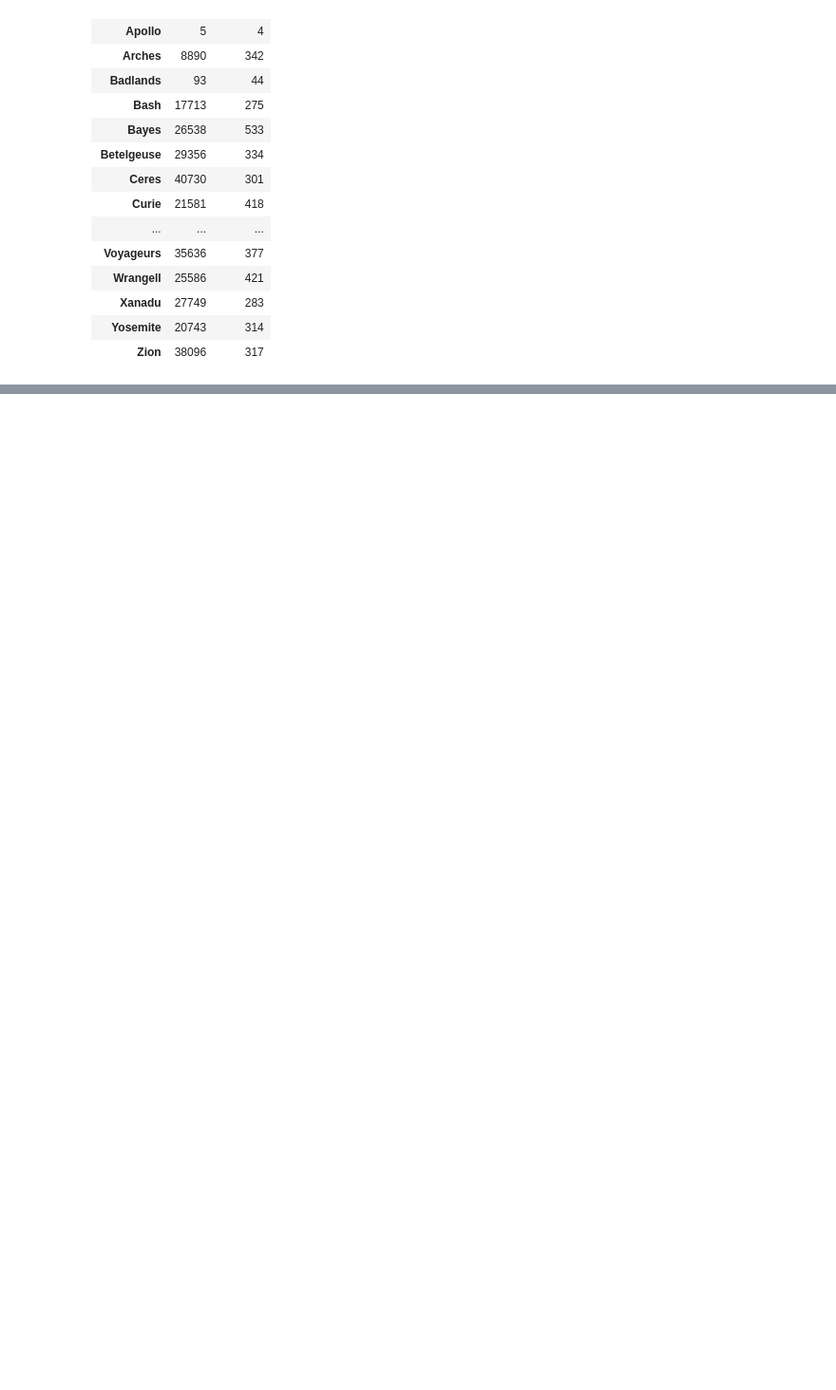
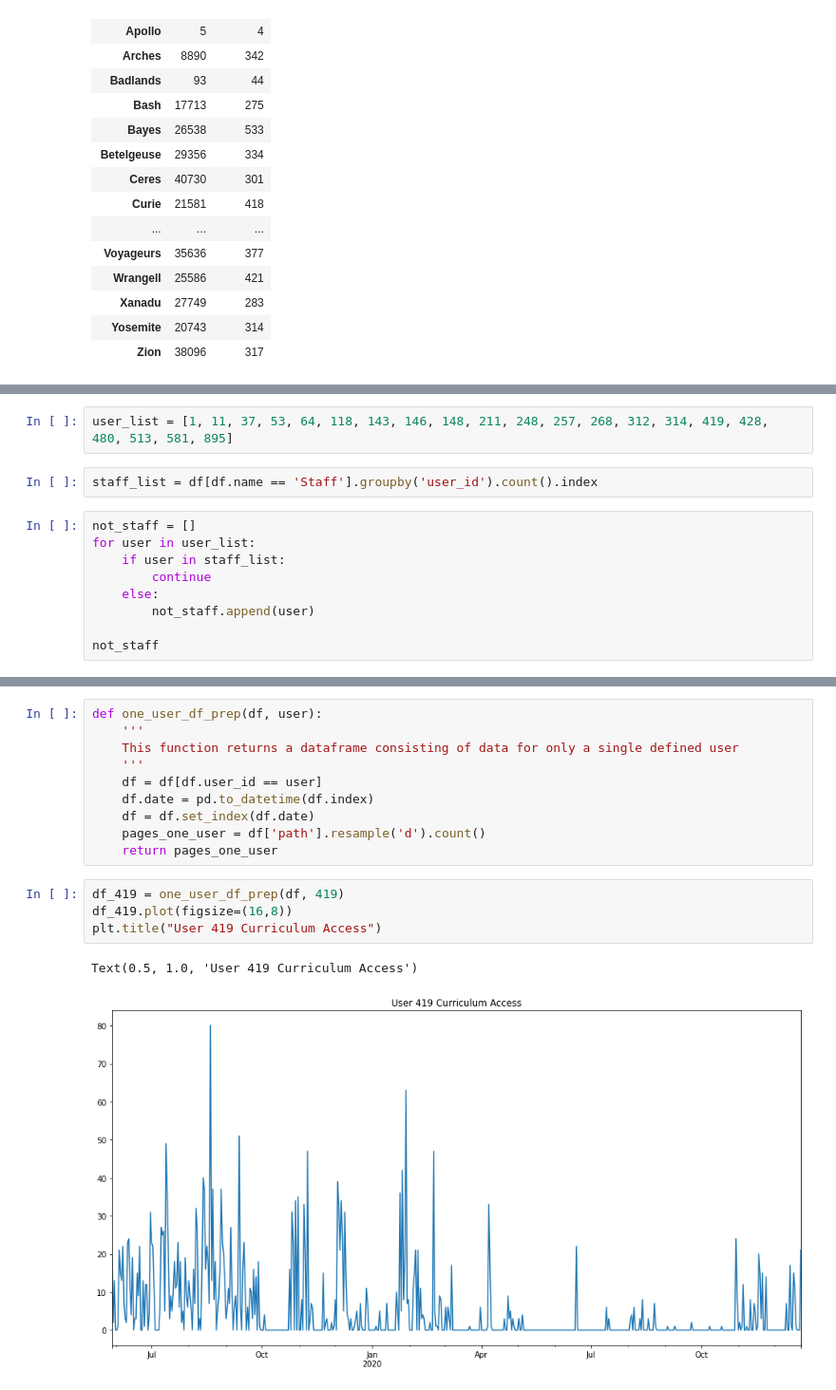
Before and after one commit to LastMinuteAnswer/Codeup_Anomaly_Detection, a Jupyter notebook: Scrapwork/Jeanette's_Work.ipynb, the cells around one changed output, grey strips where cells are left out. Shown at 95% size. Cells and saved outputs as stored; diff of their text form; blank space fills up the shorter version.

```diff
--- a/Scrapwork/Jeanette's_Work.ipynb
+++ b/Scrapwork/Jeanette's_Work.ipynb
@@ -203,0 +447,13 @@ b
+# %%
+user_list = [1, 11, 37, 53, 64, 118, 143, 146, 148, 211, 248, 257, 268, 312, 314, 419, 428, 480, 513, 581, 895]
+# %%
+staff_list = df[df.name == 'Staff'].groupby('user_id').count().index
+# %%
+not_staff = []
+for user in user_list:
+    if user in staff_list:
+        continue
+    else:
+        not_staff.append(user)
+
+not_staff
@@ -203,0 +613,17 @@ b
+# %%
+def one_user_df_prep(df, user):
+    '''
+    This function returns a dataframe consisting of data for only a single defined user
+    '''
+    df = df[df.user_id == user]
+    df.date = pd.to_datetime(df.index)
+    df = df.set_index(df.date)
+    pages_one_user = df['path'].resample('d').count()
+    return pages_one_user
+# %%
+df_419 = one_user_df_prep(df, 419)
+df_419.plot(figsize=(16,8))
+plt.title("User 419 Curriculum Access")
+# %% [output]
+Text(0.5, 1.0, 'User 419 Curriculum Access')
+[figure, added]
```
Also changed, not shown: parts of 52 cells of this notebook.
